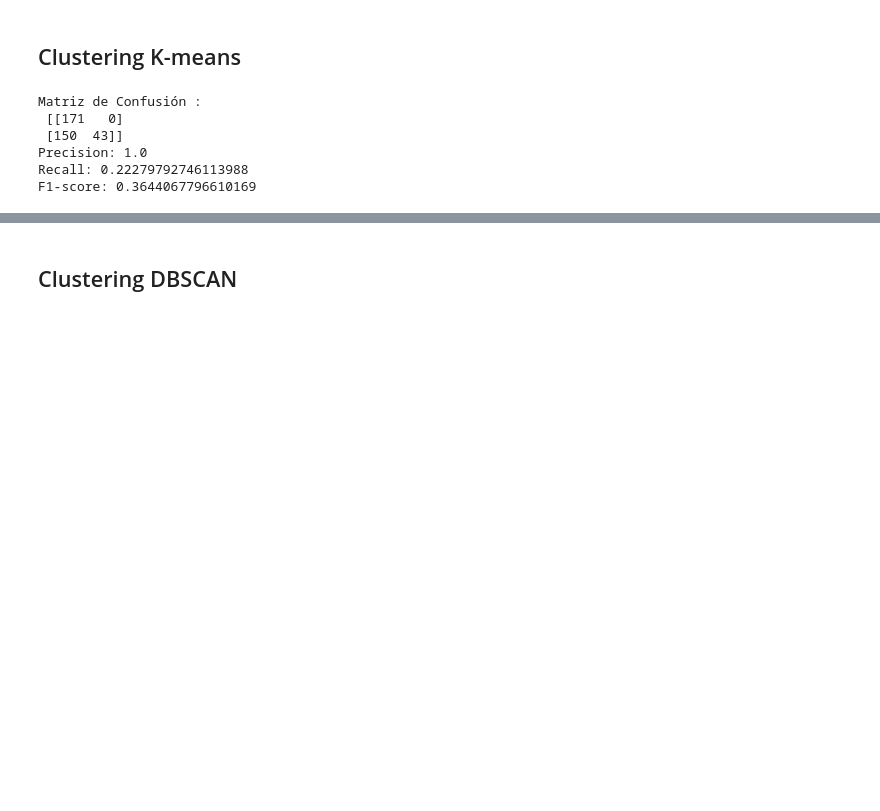
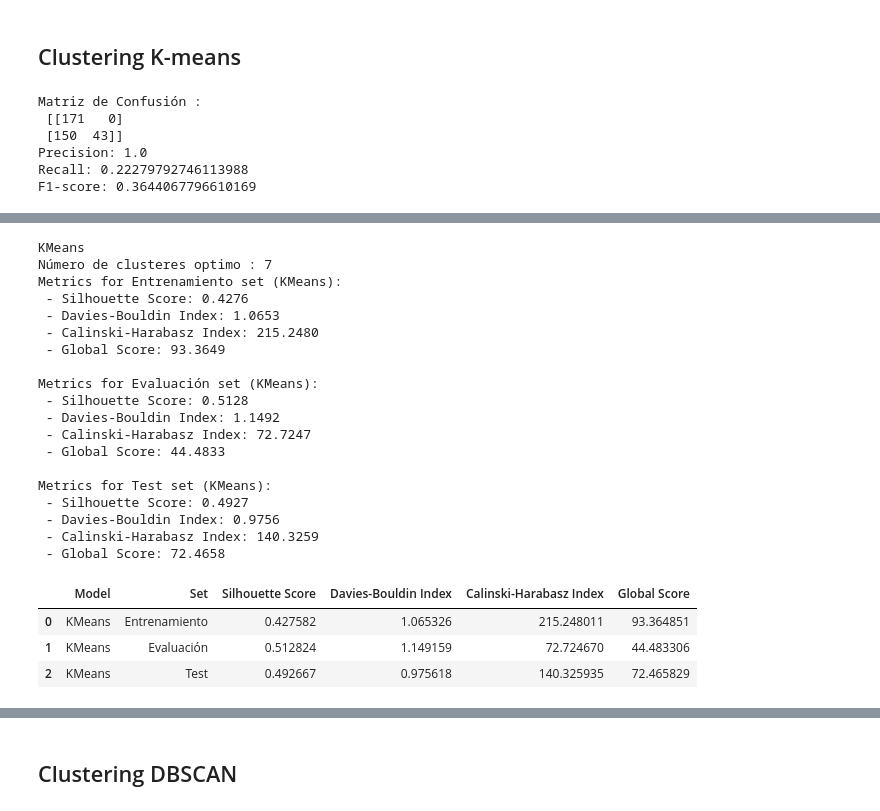
Before and after one commit to Lusku/kschool_master, a Jupyter notebook: TFM_Simple.ipynb, the cells around one changed output, grey strips where cells are left out. Drawn from its saved outputs; the diff is of its cells as text; code cells hidden in the pictures; blank space fills up the shorter version.

```diff
--- a/TFM_Simple.ipynb
+++ b/TFM_Simple.ipynb
@@ -1234,0 +1355,57 @@ print("F1-score:", f1)
+# %%
+''' Pruebas K-means
+La función encontrar_numero_optimo_clusters es algo más compleja y puede que ayude a ajustar mejor el modelo K-means
+Utiliza la predicción con los datos de validación para establecer las métricas para cada valor de cluster (0-10).
+Con ello, toma una decisión final donde el global_score sea máximo
+# qué número de clusteres es el más correcto, además,
+'''
+import numpy as np
+import pandas as pd
+from sklearn.cluster import KMeans
+from sklearn.metrics import silhouette_score, davies_bouldin_score, calinski_harabasz_score
+from sklearn.model_selection import train_test_split
+import matplotlib.pyplot as plt
+
+model_name = 'KMeans'
+print(model_name)
+model_KM = KMeans(random_state=42)
+
+# Encontrar el número óptimo de clústeres
+num_clusters_optimo = encontrar_numero_optimo_clusters(X_train_prep, X_val_prep, model_KM, plot_grafica = 'NO')
+print("Número de clusteres optimo : " + str(num_clusters_optimo))
+# Entrenar el modelo final con el número óptimo de clústeres usando los datos de entrenamiento
+kmeans_final = KMeans(n_clusters=num_clusters_optimo, random_state=0)
+kmeans_final.fit(X_train_prep)
+labels_train = model_KM.predict(X_train_prep)
+show_save_results_no_supervised(X_train_prep, labels_train, 'Entrenamiento',  model_name)
+
+# Evaluar el modelo en los datos de evaluación
+labels_val = kmeans_final.predict(X_val_prep)
+show_save_results_no_supervised(X_val_prep, labels_val,'Evaluación', model_name)
+
+labels_test = kmeans_final.predict(X_test_prep)
+show_save_results_no_supervised(X_test_prep, labels_test,'Test', model_name)
+# %% [output]
+KMeans
+Número de clusteres optimo : 7
+Metrics for Entrenamiento set (KMeans):
+ - Silhouette Score: 0.4276
+ - Davies-Bouldin Index: 1.0653
+ - Calinski-Harabasz Index: 215.2480
+ - Global Score: 93.3649
+
+Metrics for Evaluación set (KMeans):
+ - Silhouette Score: 0.5128
+ - Davies-Bouldin Index: 1.1492
+ - Calinski-Harabasz Index: 72.7247
+ - Global Score: 44.4833
+
+Metrics for Test set (KMeans):
+ - Silhouette Score: 0.4927
+ - Davies-Bouldin Index: 0.9756
+ - Calinski-Harabasz Index: 140.3259
+ - Global Score: 72.4658
+|  | Model | Set | Silhouette Score | Davies-Bouldin Index | Calinski-Harabasz Index | Global Score |
+| 0 | KMeans | Entrenamiento | 0.427582 | 1.065326 | 215.248011 | 93.364851 |
+| 1 | KMeans | Evaluación | 0.512824 | 1.149159 | 72.724670 | 44.483306 |
+| 2 | KMeans | Test | 0.492667 | 0.975618 | 140.325935 | 72.465829 |
```
Also changed, not shown: parts of 13 cells of this notebook.
